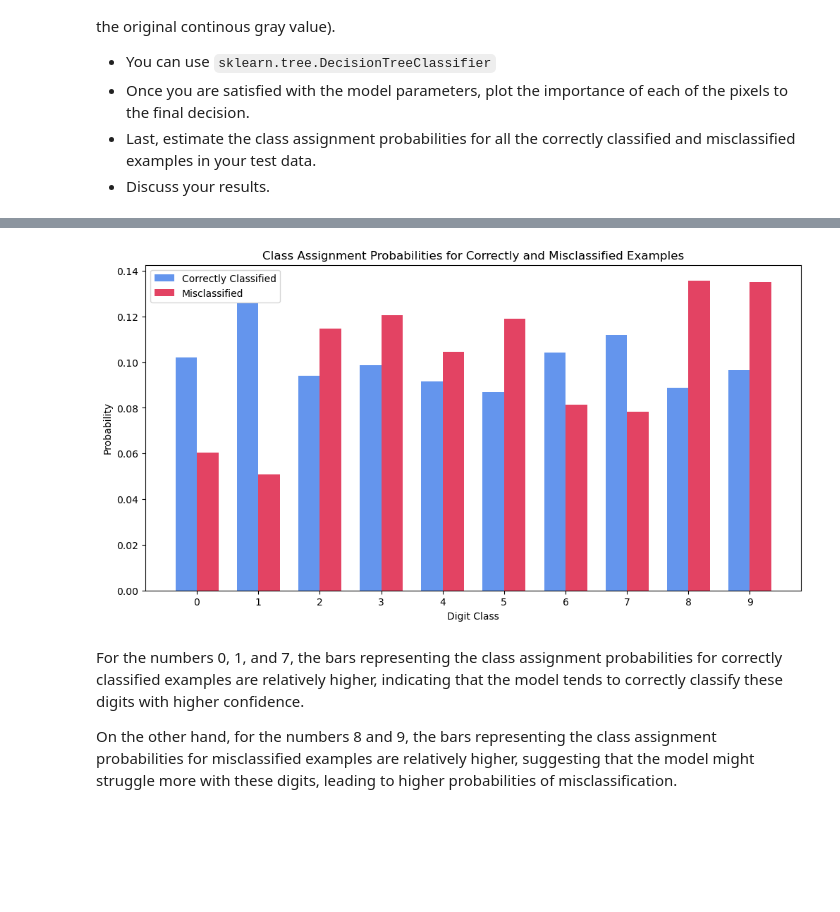
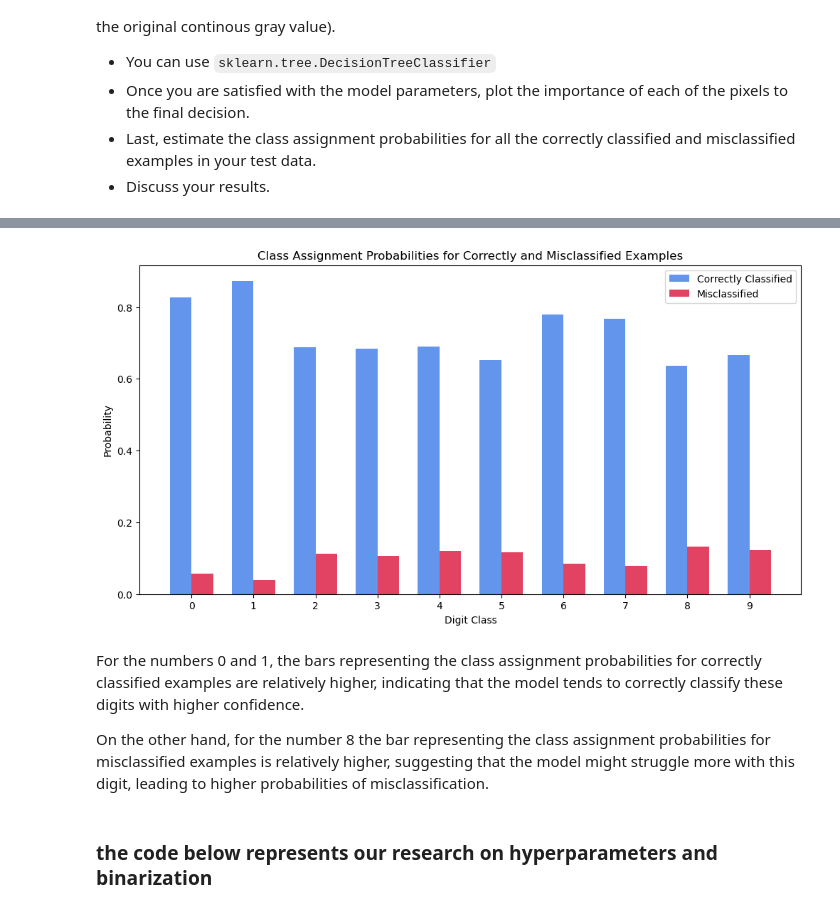
Before and after one commit to JaneAmi/YData_ML, a Jupyter notebook: HW4_DT/HW4_Decision_Trees.ipynb, the cells around one changed output, grey strips where cells are left out. Saved outputs shown, nothing was run; the diff lists cells and outputs as text; code cells hidden in the pictures; blank space fills up the shorter version.

```diff
--- a/HW4_DT/HW4_Decision_Trees.ipynb
+++ b/HW4_DT/HW4_Decision_Trees.ipynb
@@ -321,5 +337,7 @@ X_train, X_test, y_train, y_test = train_test_split(X, y, test_size=0.2, random_
 # %%
-dt_sk = DecisionTreeClassifier(random_state=42, min_samples_leaf=5)
+X_train, X_test, y_train, y_test = train_test_split(X, y, test_size=0.25, random_state=42)
+
+dt_sk = DecisionTreeClassifier(criterion='log_loss', random_state=42, min_samples_leaf=5)
 dt_sk.fit(X_train, y_train)
 
 # Make predictions on the test set
@@ -360,42 +380,47 @@ plt.show()
 # estimate the class assignment probabilities for all the correctly classified and misclassified examples in your test data.
 # Predict class probabilities
 class_probabilities = dt_sk.predict_proba(X_test)
 
 # Find correctly and incorrectly classified examples
 c_indices = np.where(y_pred == y_test)[0]
 w_indices = np.where(y_pred != y_test)[0]
 
+# number samples of each class
+class_sizes = np.count_nonzero(class_probabilities,axis=0)
+
 # Class assignment probabilities for correctly classified examples
-c_class_probabilities = class_probabilities[c_indices]
+c_class_probabilities = class_probabilities[c_indices] / class_sizes
 
 # Class assignment probabilities for misclassified examples
-w_class_probabilities = class_probabilities[w_indices]
+w_class_probabilities = class_probabilities[w_indices] / class_sizes
 
 # Plot class assignment probabilities for both correctly and misclassified examples
 plt.figure(figsize=(12, 6))
 
 # Bar positions to move bars
 bar_width = 0.35
 bar_positions = np.arange(10)
 
 # correctly classified examples
-plt.bar(bar_positions, np.mean(c_class_probabilities, axis=0), width=bar_width, color='cornflowerblue', label='Correctly Classified')
+plt.bar(bar_positions, np.sum(c_class_probabilities, axis=0), width=bar_width, color='cornflowerblue', label='Correctly Classified')
 
 # misclassified examples
-plt.bar(bar_positions + bar_width, np.mean(w_class_probabilities, axis=0), width=bar_width, color='crimson', label='Misclassified', alpha=0.8)
+plt.bar(bar_positions + bar_width, np.sum(w_class_probabilities, axis=0), width=bar_width, color='crimson', label='Misclassified', alpha=0.8)
 
 plt.title("Class Assignment Probabilities for Correctly and Misclassified Examples")
 plt.xlabel("Digit Class")
 plt.ylabel("Probability")
 plt.xticks(bar_positions + bar_width / 2, [str(i) for i in range(10)])
 plt.legend()
 plt.show()
 # %% [output]
-[figure, old version]
+[figure, new version]
 # %% [markdown]
-For the numbers 0, 1, and 7, the bars representing the class assignment probabilities for correctly classified examples are relatively higher, indicating that the model tends to correctly classify these digits with higher confidence.
+For the numbers 0 and 1, the bars representing the class assignment probabilities for correctly classified examples are relatively higher, indicating that the model tends to correctly classify these digits with higher confidence.
 
-On the other hand, for the numbers 8 and 9, the bars representing the class assignment probabilities for misclassified examples are relatively higher, suggesting that the model might struggle more with these digits, leading to higher probabilities of misclassification.
+On the other hand, for the number 8 the bar representing the class assignment probabilities for misclassified examples is relatively higher, suggesting that the model might struggle more with this digit, leading to higher probabilities of misclassification.
+# %% [markdown]
+### the code below represents our research on hyperparameters and binarization
 # %%
 # parameters = {'criterion': ('gini', 'entropy'),
 #               'min_samples_leaf': (50, 10, 5, 2),
```
Also changed, not shown: parts of 16 cells of this notebook.
